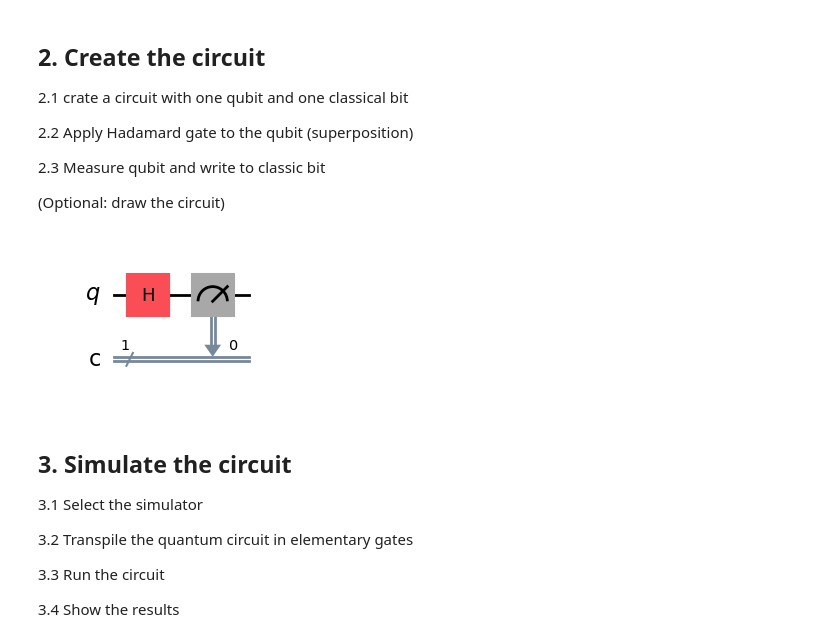
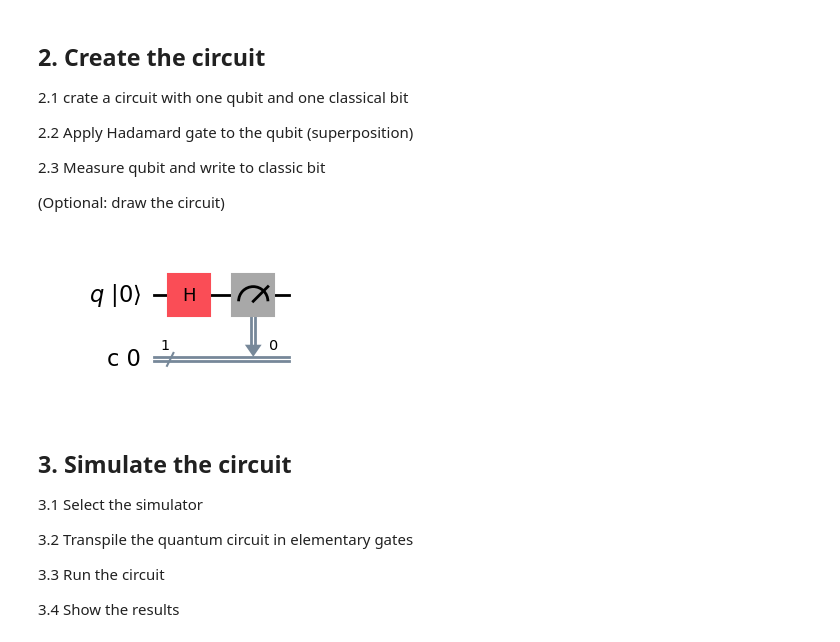
Before and after one commit to leki001/quantum-circuits-bachelor, a Jupyter notebook: notebooks/ThesisCircuits/SingleCoinFlip.ipynb, the cells around one changed output. Cells and saved outputs as stored; diff of their text form; code cells hidden in the pictures.

```diff
--- a/notebooks/ThesisCircuits/SingleCoinFlip.ipynb
+++ b/notebooks/ThesisCircuits/SingleCoinFlip.ipynb
@@ -21,13 +20,13 @@ from qiskit.visualization import plot_histogram
 # %%
 qc = QuantumCircuit(1, 1)
 
 qc.h(0)
 
 qc.measure(0, 0)
 
-qc.draw('mpl')
+qc.draw('mpl', initial_state=True)
 # %% [output]
-[figure, old version]
+[figure, new version]
 # %% [markdown]
 ## 3. Simulate the circuit
 3.1 Select the simulator
```
Also changed, not shown: parts of 2 cells of this notebook, 9 other files.
